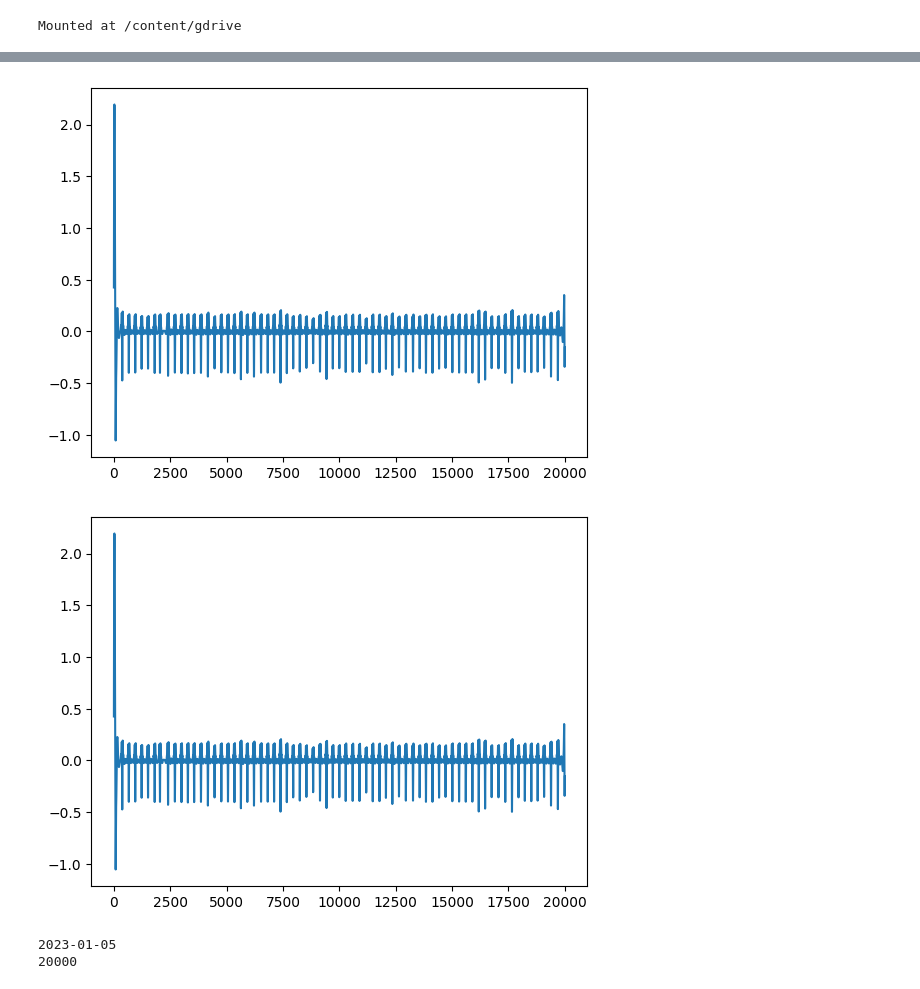
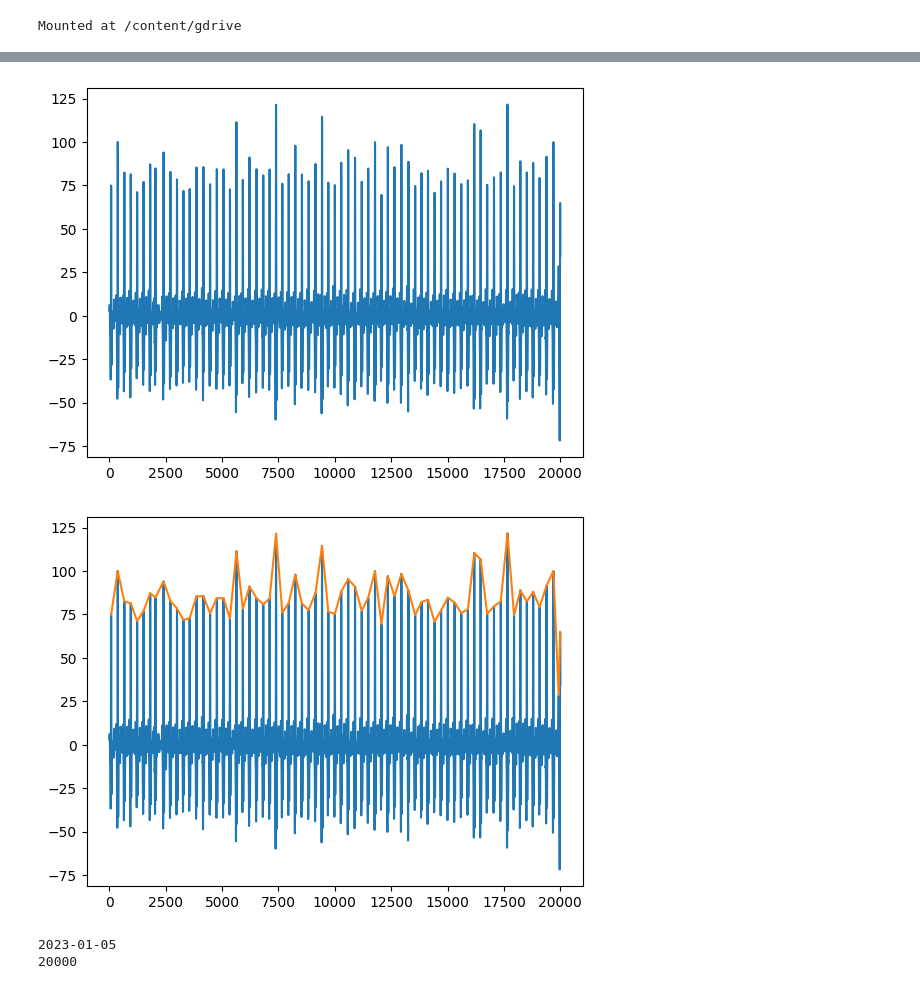
Before and after one commit to 1-ANASTASIA-1/BMSTU, a Jupyter notebook: ЛР_№6.ipynb, the cells around one changed output, grey strips where cells are left out. Saved outputs shown, nothing was run; the diff lists cells and outputs as text; code cells hidden in the pictures.

```diff
--- a/ЛР_№6.ipynb
+++ b/ЛР_№6.ipynb
@@ -125,7 +125,7 @@ drive.mount('/content/gdrive')
 Mounted at /content/gdrive
 # %%
 #загрузка сигнала из .csv файла с pandas
-df = pd.read_csv('/content/gdrive/MyDrive/Pythonecourse/ecg.csv', header = 'infer', sep=';', decimal = ',')
-plt.plot(df[',MLII'])
+df = pd.read_csv('/content/gdrive/MyDrive/Pythonecourse/ecg.csv')
+plt.plot(df['MLII'])
 plt.show()
 # %% [output]
@@ -149,10 +133,10 @@ df
 # %%
 #фильтрация сигнала с библиотекой heartpy
-filtered = hp.filter_signal(df[',MLII'], cutoff = [0.75, 3.5], sample_rate = 100, order = 3, filtertype='bandpass')
+filtered = hp.filter_signal(df['MLII'], cutoff = [0.75, 3.5], sample_rate = 100, order = 3, filtertype='bandpass')
 plt.plot(filtered)
 plt.show()
 # %% [output]
-[figure, old version]
+[figure, new version]
 # %%
 #поиск точек максимума с библиотекой scipy
 peaks, _ = find_peaks(filtered, height=20)
@@ -160,7 +144,7 @@ plt.plot(filtered)
 plt.plot(peaks, filtered[peaks])
 plt.show()
 # %% [output]
-[figure, old version]
+[figure, new version]
 # %%
 experiment = Experiment(
     {'date': '2023-01-05',
```
Also changed, not shown: parts of 3 cells of this notebook.
